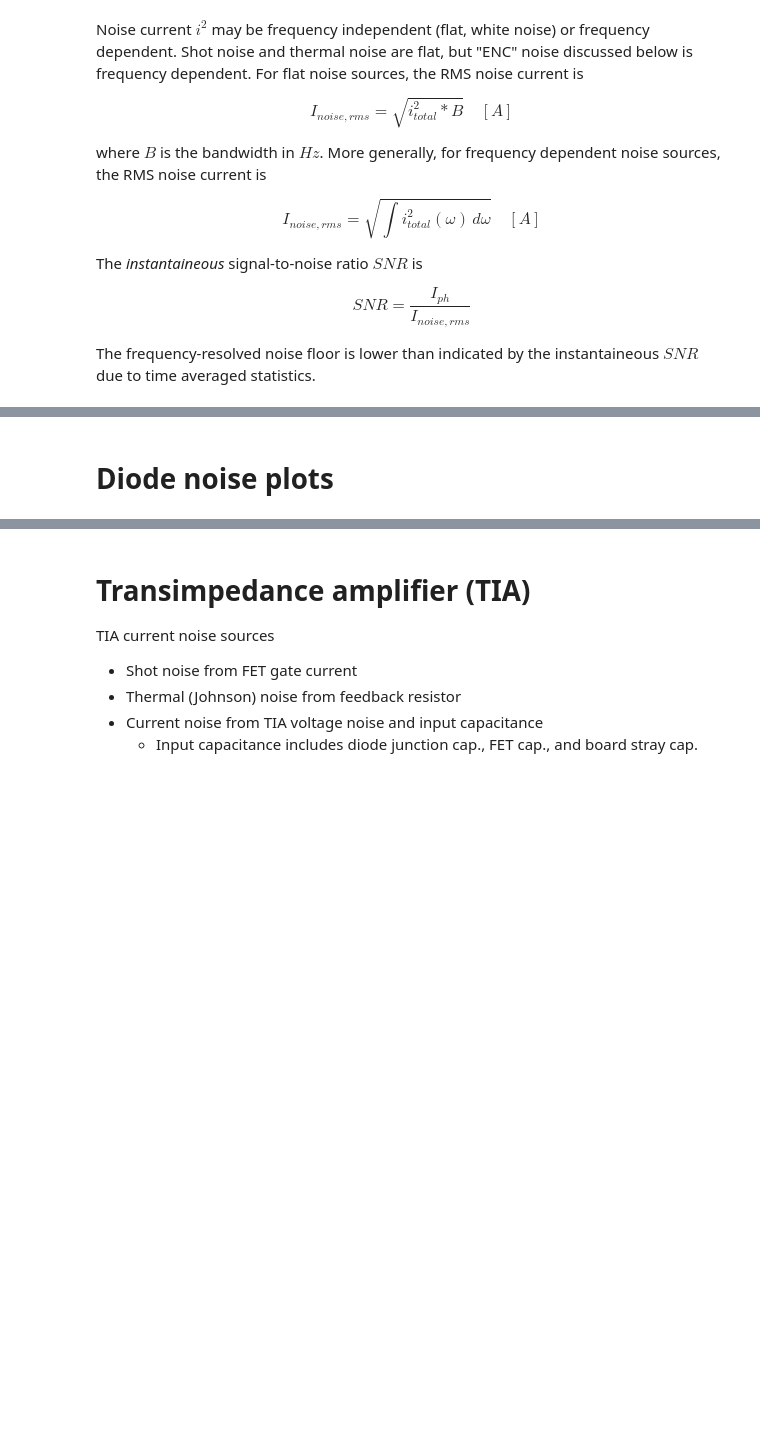
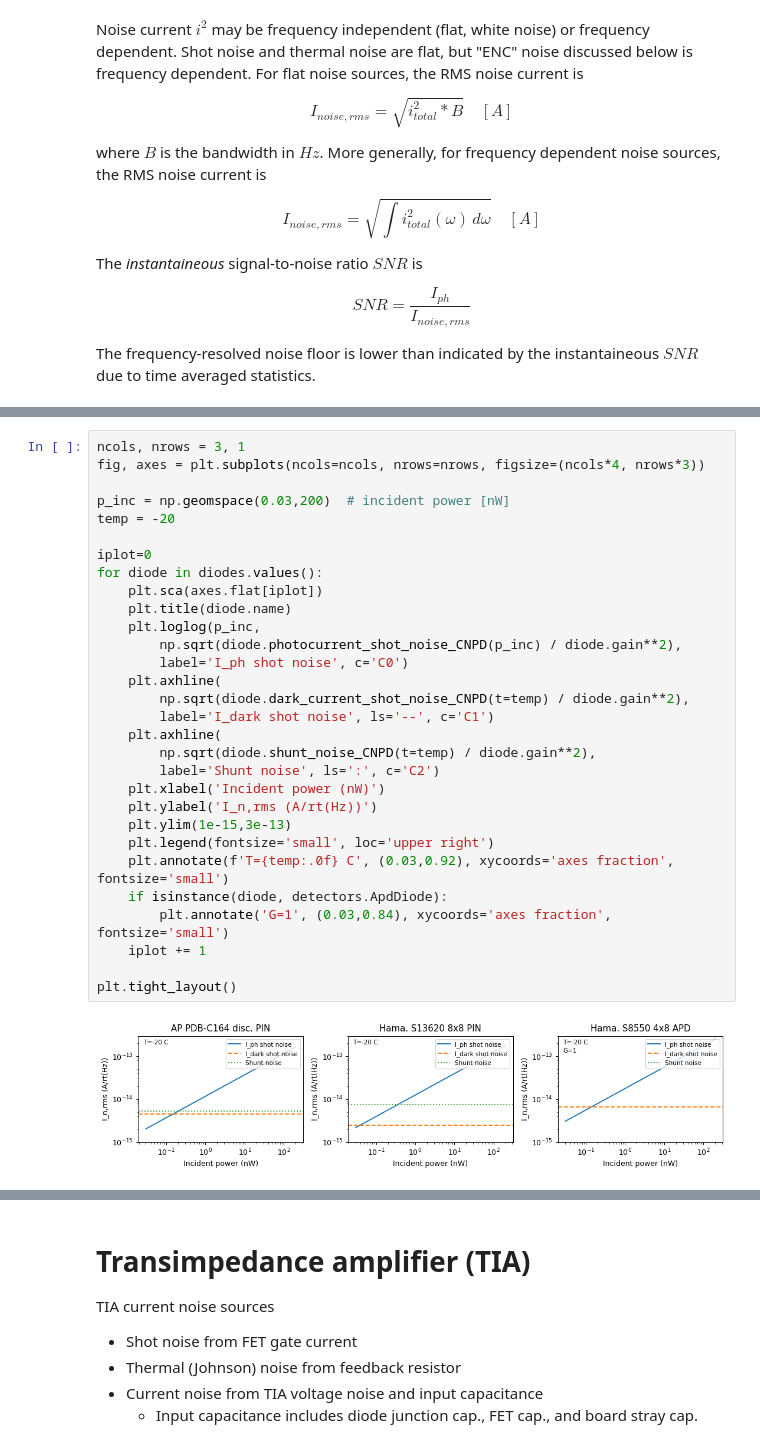
Before and after one commit to drsmith48/w7x-bes-design, a Jupyter notebook: detectors.ipynb, the cells around one changed output, grey strips where cells are left out. Cells and saved outputs as stored; diff of their text form; blank space fills up the shorter version.

```diff
--- a/detectors.ipynb
+++ b/detectors.ipynb
@@ -93,2 +101,32 @@ Hama. S8550 4x8 APD
-# %% [markdown]
-# Diode noise plots
+# %%
+ncols, nrows = 3, 1
+fig, axes = plt.subplots(ncols=ncols, nrows=nrows, figsize=(ncols*4, nrows*3))
+
+p_inc = np.geomspace(0.03,200)  # incident power [nW]
+temp = -20
+
+iplot=0
+for diode in diodes.values():
+    plt.sca(axes.flat[iplot])
+    plt.title(diode.name)
+    plt.loglog(p_inc,
+        np.sqrt(diode.photocurrent_shot_noise_CNPD(p_inc) / diode.gain**2),
+        label='I_ph shot noise', c='C0')
+    plt.axhline(
+        np.sqrt(diode.dark_current_shot_noise_CNPD(t=temp) / diode.gain**2),
+        label='I_dark shot noise', ls='--', c='C1')
+    plt.axhline(
+        np.sqrt(diode.shunt_noise_CNPD(t=temp) / diode.gain**2),
+        label='Shunt noise', ls=':', c='C2')
+    plt.xlabel('Incident power (nW)')
+    plt.ylabel('I_n,rms (A/rt(Hz))')
+    plt.ylim(1e-15,3e-13)
+    plt.legend(fontsize='small', loc='upper right')
+    plt.annotate(f'T={temp:.0f} C', (0.03,0.92), xycoords='axes fraction', fontsize='small')
+    if isinstance(diode, detectors.ApdDiode):
+        plt.annotate('G=1', (0.03,0.84), xycoords='axes fraction', fontsize='small')
+    iplot += 1
+
+plt.tight_layout()
+# %% [output]
+[figure, added]
```
Also changed, not shown: parts of 9 cells of this notebook, 1 other file.
